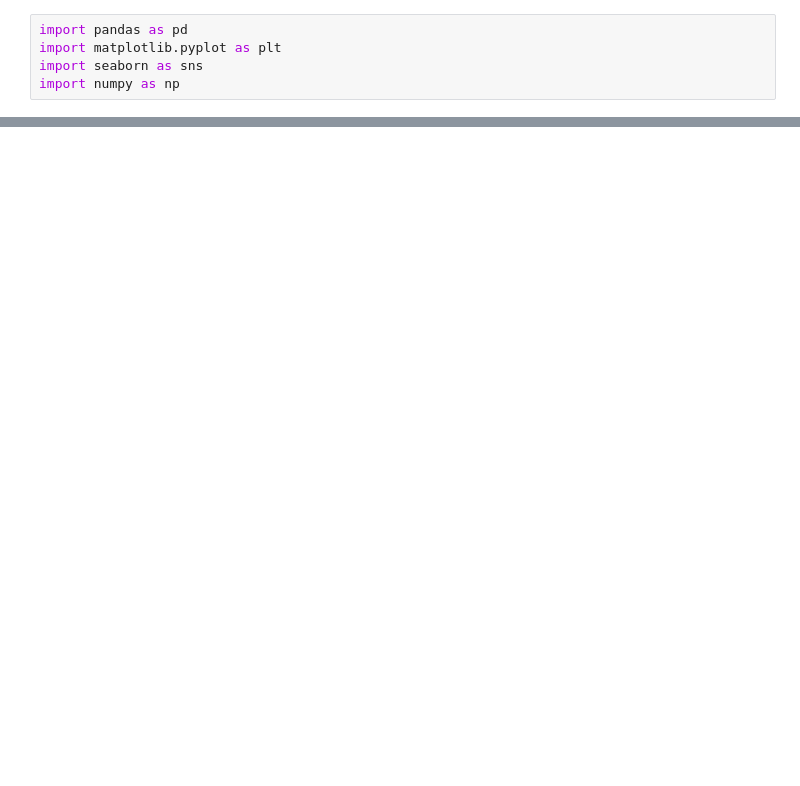
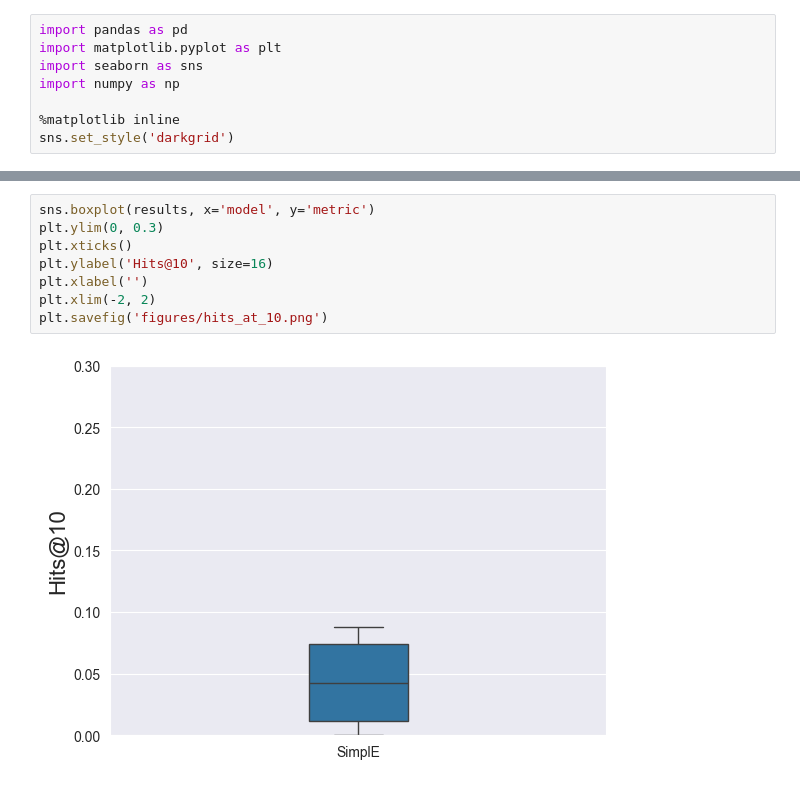
Before and after one commit to oliver-lloyd/kge_drug_discovery, a Jupyter notebook: viz/results_viz.ipynb, the cells around one changed output, grey strips where cells are left out. Cells and saved outputs as stored; diff of their text form; blank space fills up the shorter version.

Commit message:
Hits@10 plot

```diff
--- a/viz/results_viz.ipynb
+++ b/viz/results_viz.ipynb
@@ -3,6 +3,9 @@ import pandas as pd
 import matplotlib.pyplot as plt
 import seaborn as sns
 import numpy as np
+
+%matplotlib inline
+sns.set_style('darkgrid')
 # %%
 # Read results
 results = pd.read_csv('../experiment/20240417-193810-simple_biokg.csv')
@@ -28 +32,11 @@ results.sort_values('metric', ascending=False)
 20 rows × 29 columns
+# %%
+sns.boxplot(results, x='model', y='metric')
+plt.ylim(0, 0.3)
+plt.xticks()
+plt.ylabel('Hits@10', size=16)
+plt.xlabel('')
+plt.xlim(-2, 2)
+plt.savefig('figures/hits_at_10.png')
+# %% [output]
+[figure, added]
```
Also changed, not shown: parts of 1 cell of this notebook.
